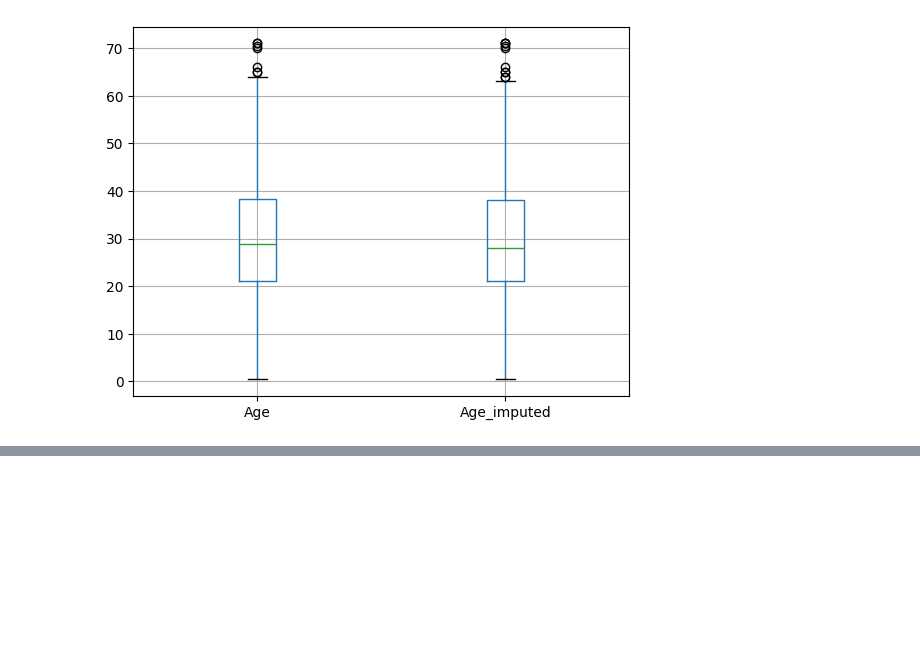
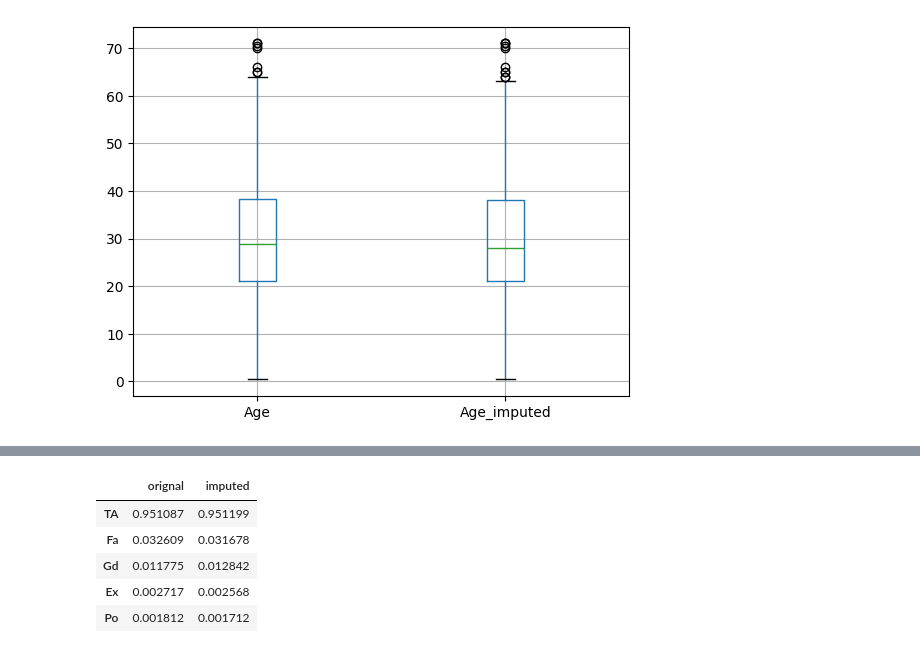
Before and after one commit to Salmankhan0518/Machine-Learning, a Jupyter notebook: 38-Missing Indicator-Random Sample Imputation/RandomSampleImputer.ipynb, the cells around one changed output, grey strips where cells are left out. Cells and saved outputs as stored; diff of their text form; code cells hidden in the pictures; blank space fills up the shorter version.

```diff
--- a/38-Missing Indicator-Random Sample Imputation/RandomSampleImputer.ipynb
+++ b/38-Missing Indicator-Random Sample Imputation/RandomSampleImputer.ipynb
@@ -152,0 +190,6 @@ SyntaxError: unmatched ')' (1636247082.py, line 1)
+# %%
+X_train['Garage_imputed'][X_train['Garage_imputed'].isnull()] = X_train['GarageQual'].dropna().sample(X_train['GarageQual'].isnull().sum(), random_state=42).values
+X_train['Garage_imputed'][X_train['Garage_imputed'].isnull()] = X_train['GarageQual'].dropna().sample(X_test['GarageQual'].isnull().sum(), random_state=42).values
+
+X_test['FireplaceQu_imputed'][X_test['FireplaceQu_imputed'].isnull()] = X_train['FireplaceQu'].dropna().sample(X_train['FireplaceQu'].isnull().sum(), random_state=42).values
+X_test['FireplaceQu_imputed'][X_test['FireplaceQu_imputed'].isnull()] = X_train['FireplaceQu'].dropna().sample(X_test['FireplaceQu'].isnull().sum(), random_state=42).values
@@ -152,0 +214,16 @@ SyntaxError: unmatched ')' (1636247082.py, line 1)
+# %%
+temp = pd.concat([
+    X_train['GarageQual'].value_counts() / len(X_train['GarageQual'].dropna()),
+    X_train['Garage_imputed'].value_counts() / len(X_train),
+], axis=1)
+
+temp.columns = ['orignal', 'imputed']
+# %%
+temp
+# %% [output]
+|  | orignal | imputed |
+| TA | 0.951087 | 0.951199 |
+| Fa | 0.032609 | 0.031678 |
+| Gd | 0.011775 | 0.012842 |
+| Ex | 0.002717 | 0.002568 |
+| Po | 0.001812 | 0.001712 |
```
Also changed, not shown: parts of 11 cells of this notebook, 1 other file.
